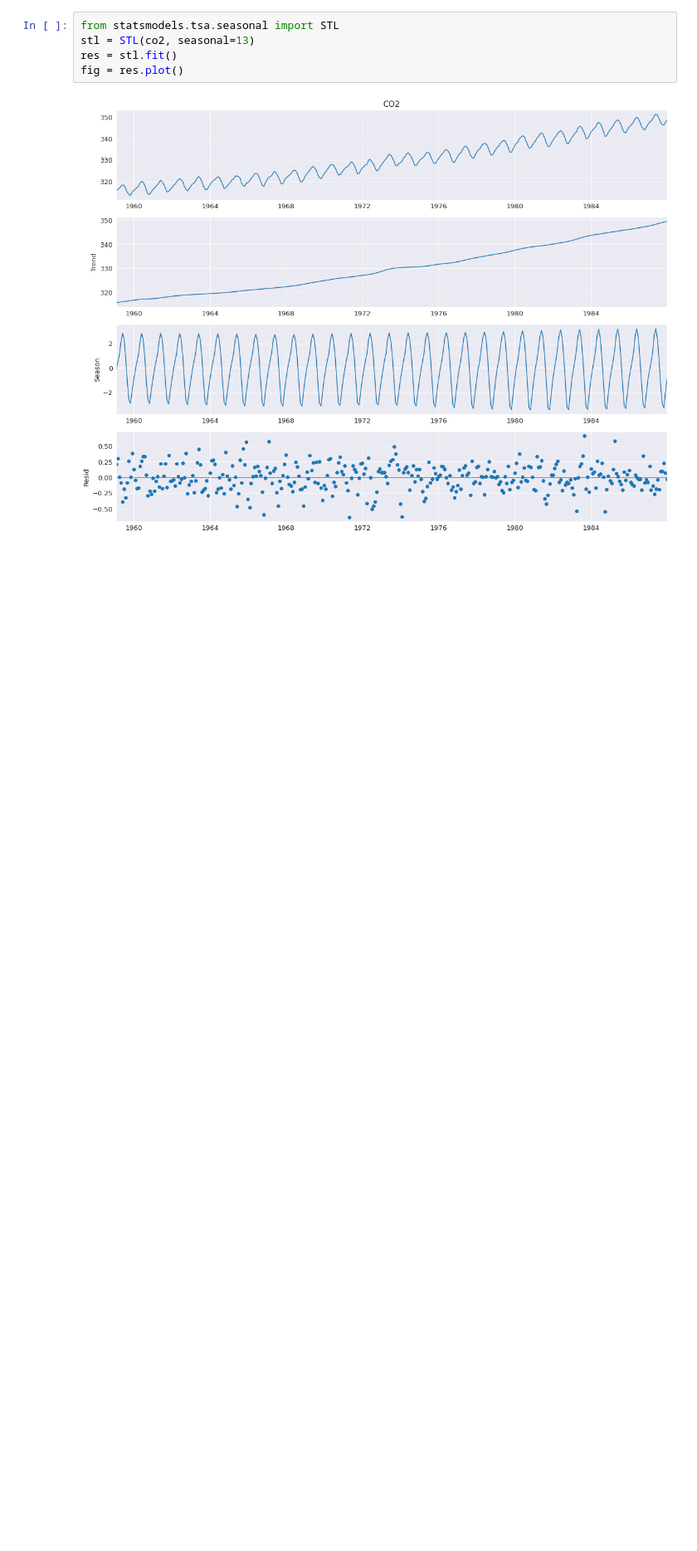
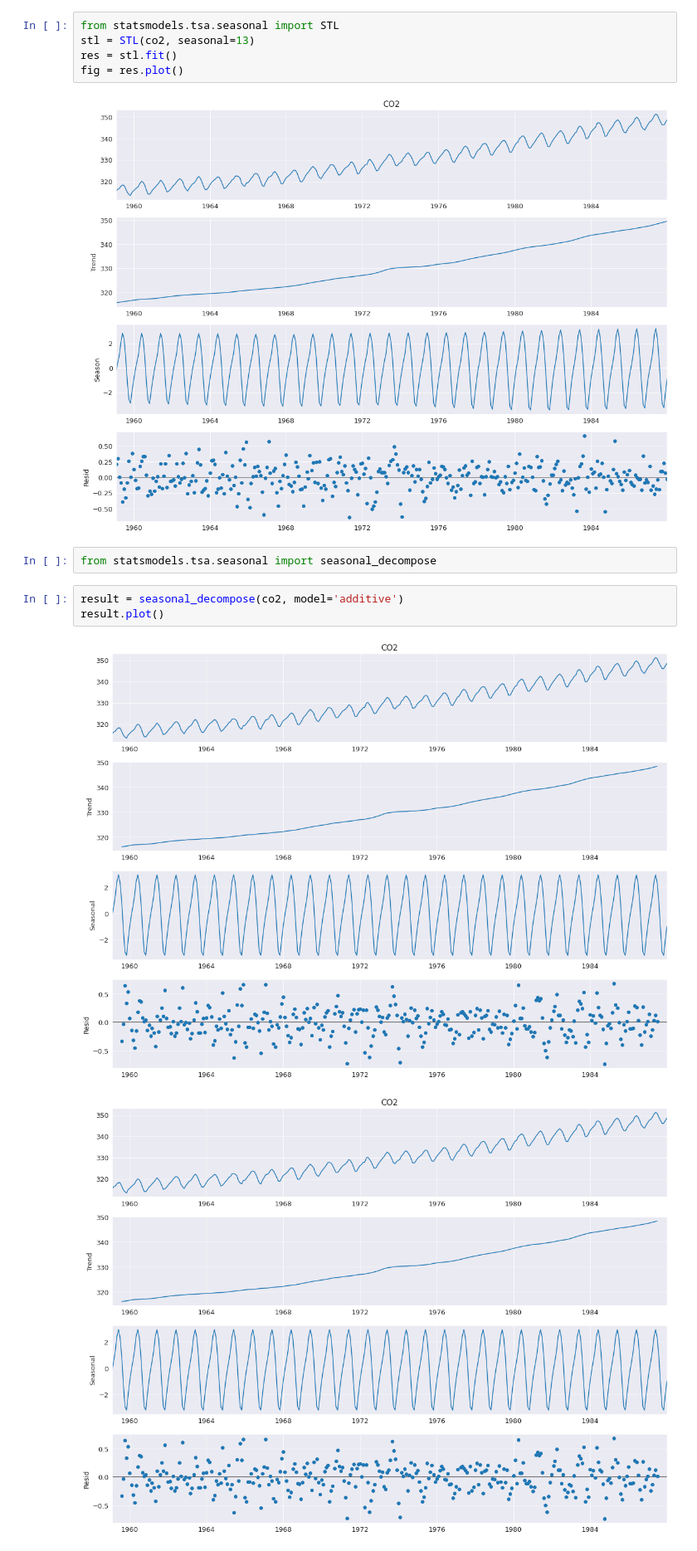
Before and after one commit to dgillen/timeseries, a Jupyter notebook: weeks/week4-ts-decomp/stl.ipynb, the cells around one changed output. Shown at 83% size. Cells and saved outputs as stored; diff of their text form; blank space fills up the shorter version.

```diff
--- a/weeks/week4-ts-decomp/stl.ipynb
+++ b/weeks/week4-ts-decomp/stl.ipynb
@@ -63,3 +63,11 @@ res = stl.fit()
 fig = res.plot()
 # %% [output]
 [figure]
+# %%
+from statsmodels.tsa.seasonal import seasonal_decompose
+# %%
+result = seasonal_decompose(co2, model='additive')
+result.plot()
+# %% [output]
+[figure, added]
+[figure, added]
```
Also changed, not shown: parts of 1 cell of this notebook, 6 other files.
